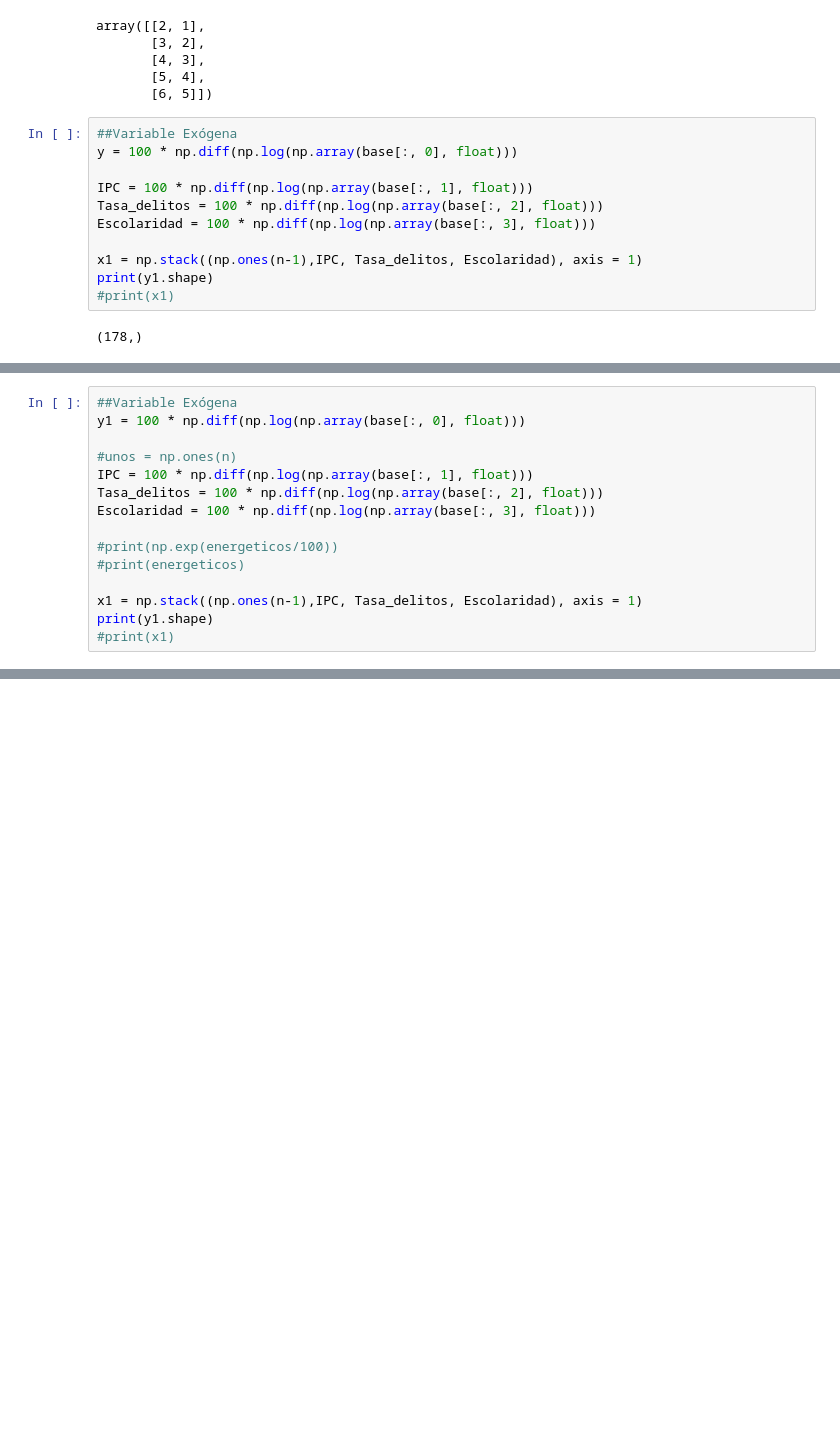
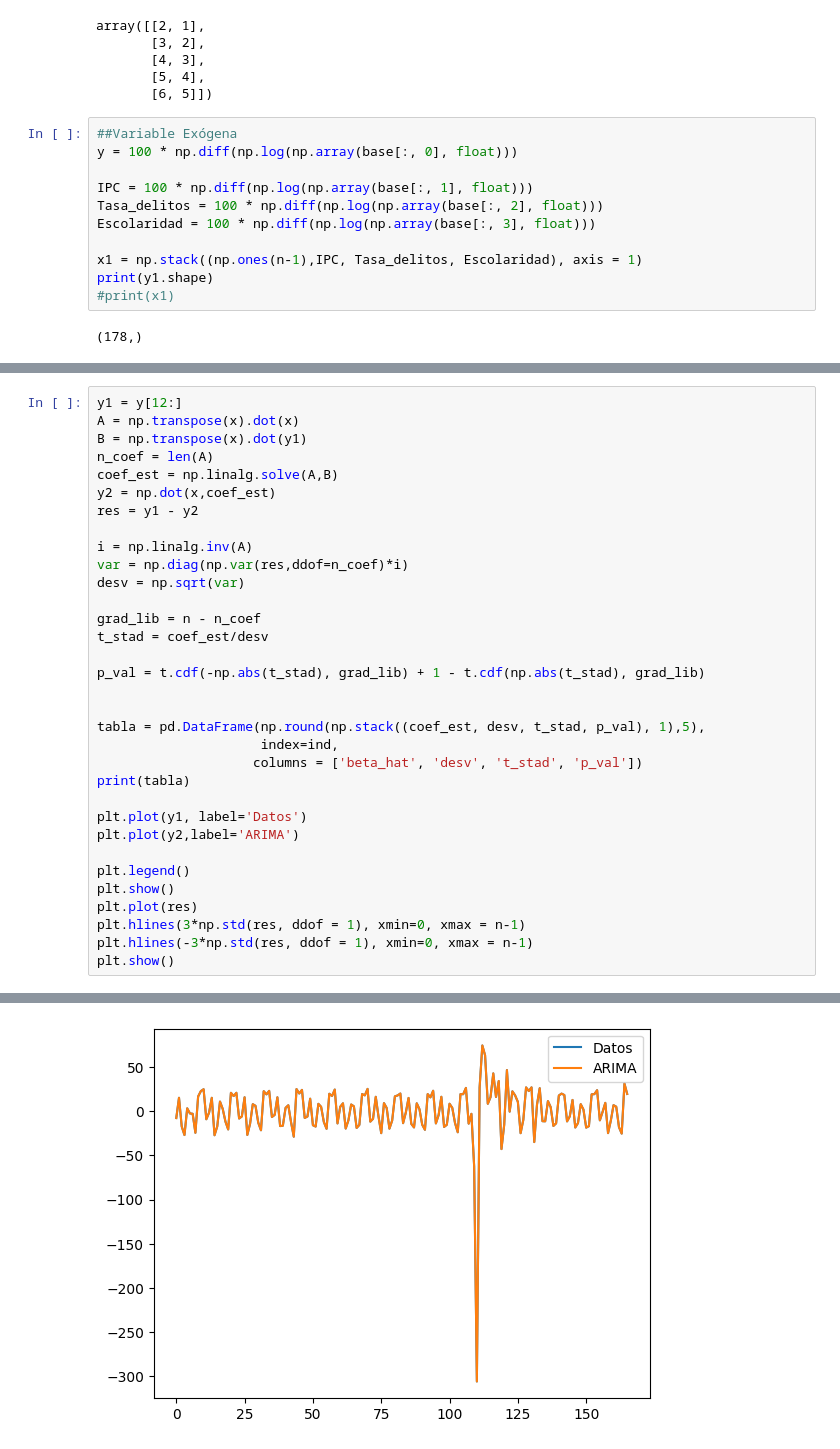
Before and after one commit to Vixuz144/Econometria, a Jupyter notebook: Regresión_lineal_migración.ipynb, the cells around one changed output, grey strips where cells are left out. Saved outputs shown, nothing was run; the diff lists cells and outputs as text; blank space fills up the shorter version.

```diff
--- a/Regresión_lineal_migración.ipynb
+++ b/Regresión_lineal_migración.ipynb
@@ -665,15 +638,0 @@ print(n, grad_lib, n_param)
-# %%
-##Variable Exógena
-y1 = 100 * np.diff(np.log(np.array(base[:, 0], float)))
-
-#unos = np.ones(n)
-IPC = 100 * np.diff(np.log(np.array(base[:, 1], float)))
-Tasa_delitos = 100 * np.diff(np.log(np.array(base[:, 2], float)))
-Escolaridad = 100 * np.diff(np.log(np.array(base[:, 3], float)))
-
-#print(np.exp(energeticos/100))
-#print(energeticos)
-
-x1 = np.stack((np.ones(n-1),IPC, Tasa_delitos, Escolaridad), axis = 1)
-print(y1.shape)
-#print(x1)
@@ -763,0 +665,34 @@ Esc    -14.60971  5.83600 -2.50338  0.01322
+# %%
+y1 = y[12:]
+A = np.transpose(x).dot(x)
+B = np.transpose(x).dot(y1)
+n_coef = len(A)
+coef_est = np.linalg.solve(A,B)
+y2 = np.dot(x,coef_est)
+res = y1 - y2
+
+i = np.linalg.inv(A)
+var = np.diag(np.var(res,ddof=n_coef)*i)
+desv = np.sqrt(var)
+
+grad_lib = n - n_coef
+t_stad = coef_est/desv
+
+p_val = t.cdf(-np.abs(t_stad), grad_lib) + 1 - t.cdf(np.abs(t_stad), grad_lib)
+
+
+tabla = pd.DataFrame(np.round(np.stack((coef_est, desv, t_stad, p_val), 1),5),
+                     index=ind,
+                    columns = ['beta_hat', 'desv', 't_stad', 'p_val'])
+print(tabla)
+
+plt.plot(y1, label='Datos')
+plt.plot(y2,label='ARIMA')
+
+plt.legend()
+plt.show()
+plt.plot(res)
+plt.hlines(3*np.std(res, ddof = 1), xmin=0, xmax = n-1)
+plt.hlines(-3*np.std(res, ddof = 1), xmin=0, xmax = n-1)
+plt.show()
+# %% [output]
@@ -763,0 +716 @@ Esc    -14.60971  5.83600 -2.50338  0.01322
+[figure, added]
```
Also changed, not shown: parts of 14 cells of this notebook.
